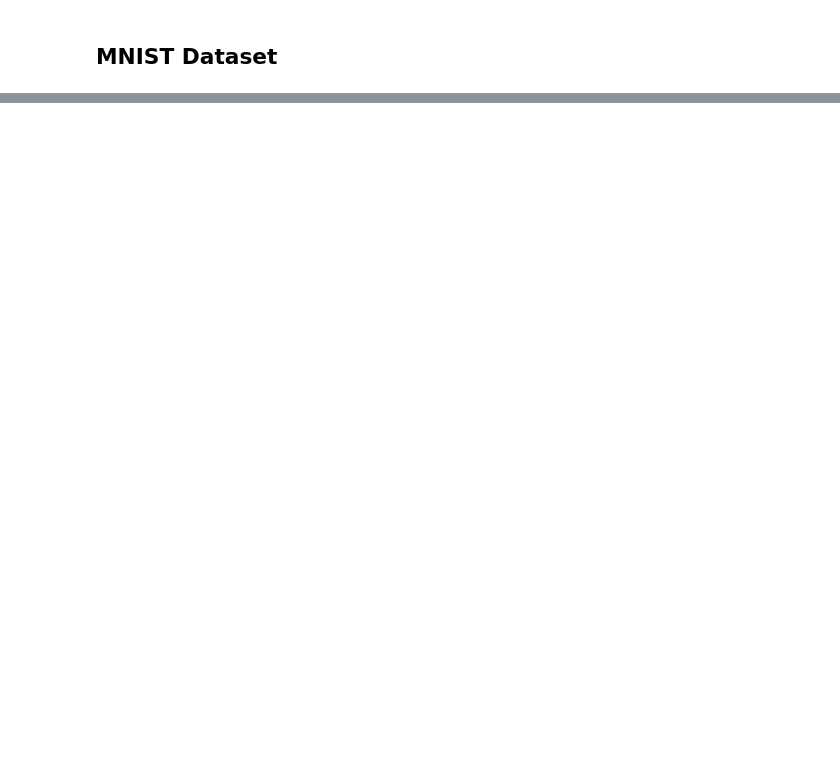
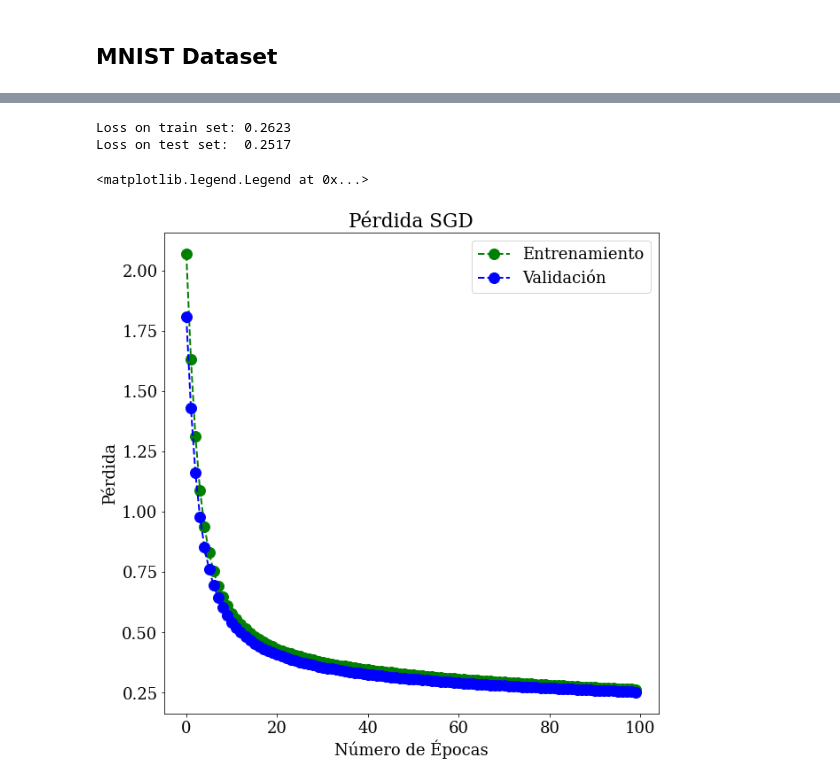
Before and after one commit to josegarciav/MMA-Thesis, a Jupyter notebook: Thesis_MMA_Jose_Garcia_Oct_2022.ipynb, the cells around one changed output, grey strips where cells are left out. Saved outputs shown, nothing was run; the diff lists cells and outputs as text; code cells hidden in the pictures; blank space fills up the shorter version.

```diff
--- a/Thesis_MMA_Jose_Garcia_Oct_2022.ipynb
+++ b/Thesis_MMA_Jose_Garcia_Oct_2022.ipynb
@@ -686,0 +617,12 @@ Accuracy on test set:  0.979
+# %%
+# building a linear stack of layers with the sequential model
+model = Sequential()
+# hidden layer
+model.add(Dense(100, input_shape=(784,), activation='relu'))
+# output layer
+model.add(Dense(10, activation='softmax'))
+# %%
+# compiling the sequential model
+model.compile(loss='categorical_crossentropy', metrics=['accuracy'], optimizer='SGD') #SGD / RMSprop / Adadelta / Adagrad / Adam / Adamax / Ftrl / Nadam
+# training the model for 100 epochs
+hist = model.fit(X_train, Y_train, batch_size=1000, epochs=100, validation_data=(X_test, Y_test) )
@@ -686,0 +647,25 @@ Accuracy on test set:  0.979
+# %%
+#imprimir loss y accuracy
+loss, acc = model.evaluate(X_train, Y_train, batch_size=1000, verbose=0)
+print(f'Loss on train set: {loss:.4f}')
+loss, acc = model.evaluate(X_test, Y_test, batch_size=1000, verbose=0)
+print(f'Loss on test set:  {loss:.4f}')
+
+maxiter=100 # Maximo numero de iteraciones establecido anteriormente
+
+plt.subplots(figsize = (10, 10))
+plt.plot(hist.history['loss'],
+         color='green', marker='o', linestyle='dashed', linewidth=2, markersize=12)
+plt.plot(hist.history['val_loss'],
+         color='blue', marker='o', linestyle='dashed', linewidth=2, markersize=12)
+
+plt.yscale("linear")
+plt.title('Pérdida SGD', fontweight='normal')
+plt.ylabel('Pérdida')
+plt.xlabel('Número de Épocas')
+plt.legend(['Entrenamiento', 'Validación'], loc='upper right')
+# %% [output]
+Loss on train set: 0.2623
+Loss on test set:  0.2517
+<matplotlib.legend.Legend at 0x...>
+[figure, added]
```
Also changed, not shown: parts of 25 cells of this notebook.
